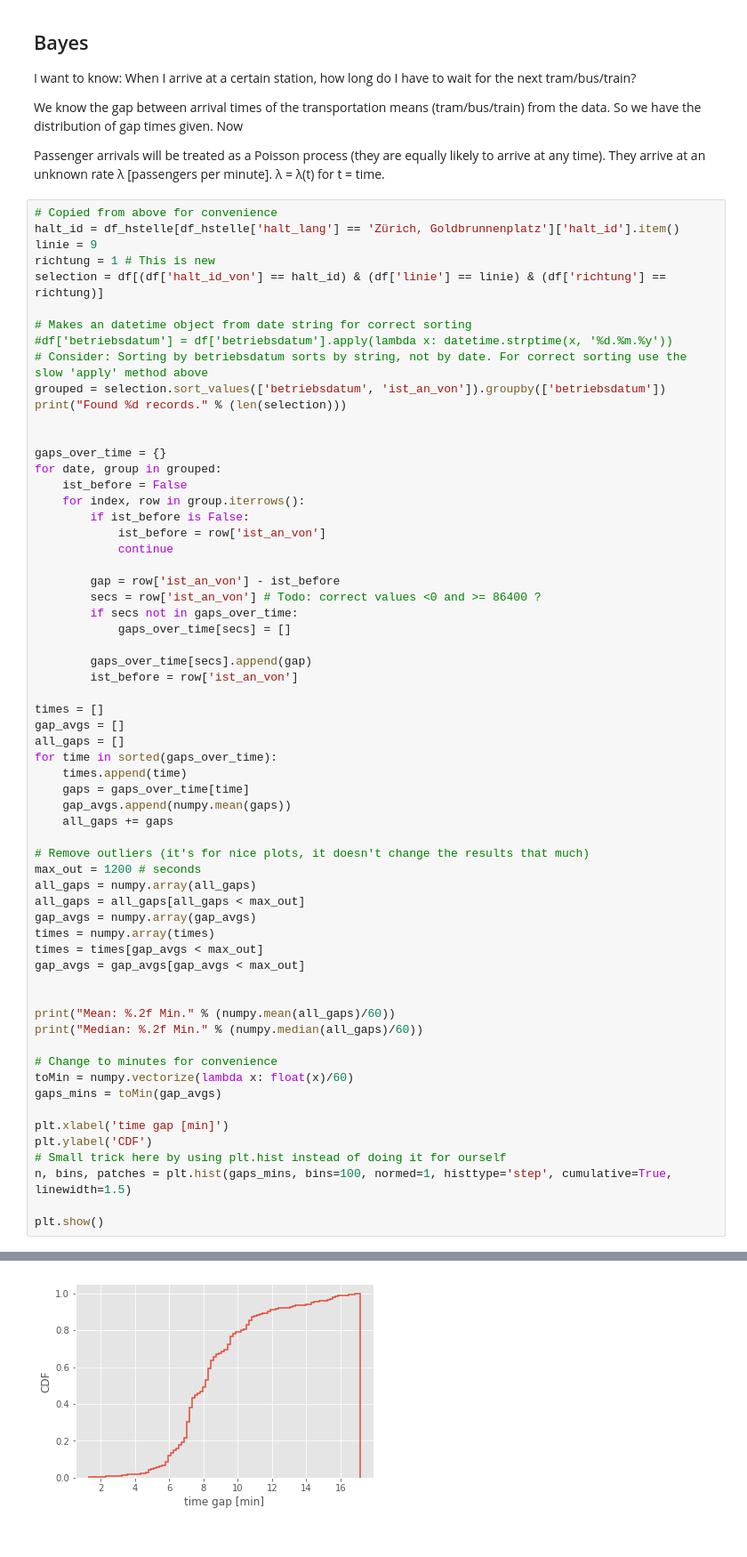
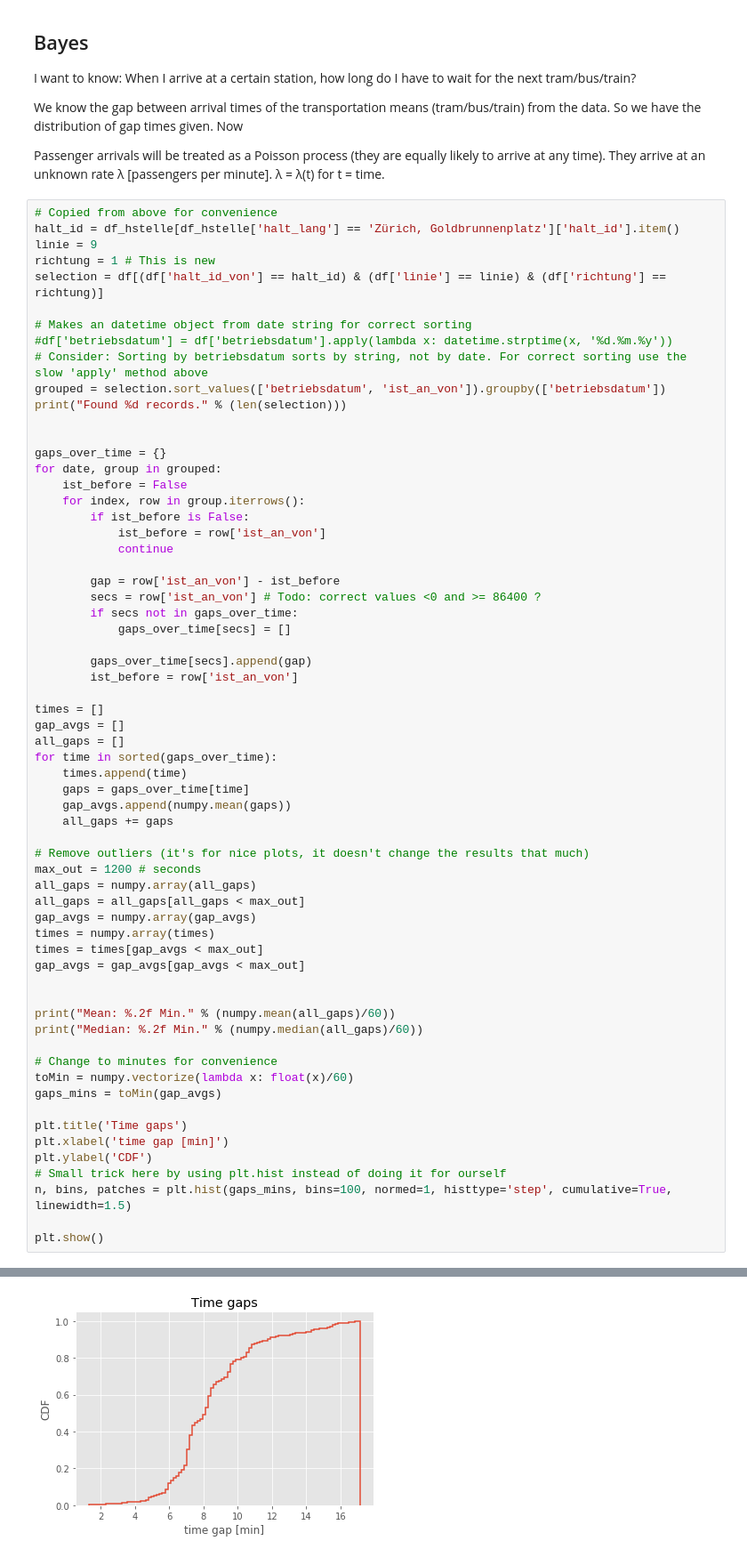
Before and after one commit to fdelia/VBZ-Fahrzeiten, a Jupyter notebook: VBZ Fahrzeiten Prediction.ipynb, the cells around one changed output, grey strips where cells are left out. Shown: that part at 89% size. Saved outputs shown, nothing was run; the diff lists cells and outputs as text.

```diff
--- a/VBZ Fahrzeiten Prediction.ipynb
+++ b/VBZ Fahrzeiten Prediction.ipynb
@@ -260,31 +262,32 @@ for time in sorted(gaps_over_time):
     gap_avgs.append(numpy.mean(gaps))
     all_gaps += gaps
 
 # Remove outliers (it's for nice plots, it doesn't change the results that much)
 max_out = 1200 # seconds
 all_gaps = numpy.array(all_gaps)
 all_gaps = all_gaps[all_gaps < max_out]
 gap_avgs = numpy.array(gap_avgs)
 times = numpy.array(times)
 times = times[gap_avgs < max_out]
 gap_avgs = gap_avgs[gap_avgs < max_out]
 
 
 print("Mean: %.2f Min." % (numpy.mean(all_gaps)/60))
 print("Median: %.2f Min." % (numpy.median(all_gaps)/60))
 
 # Change to minutes for convenience
 toMin = numpy.vectorize(lambda x: float(x)/60)
 gaps_mins = toMin(gap_avgs)
 
+plt.title('Time gaps')
 plt.xlabel('time gap [min]')
 plt.ylabel('CDF')
 # Small trick here by using plt.hist instead of doing it for ourself
 n, bins, patches = plt.hist(gaps_mins, bins=100, normed=1, histtype='step', cumulative=True, linewidth=1.5)
 
 plt.show()
 # %% [output]
 Found 682 records.
 Mean: 8.55 Min.
 Median: 8.18 Min.
-[figure, old version]
+[figure, new version]
```
Also changed, not shown: parts of 12 cells of this notebook.
